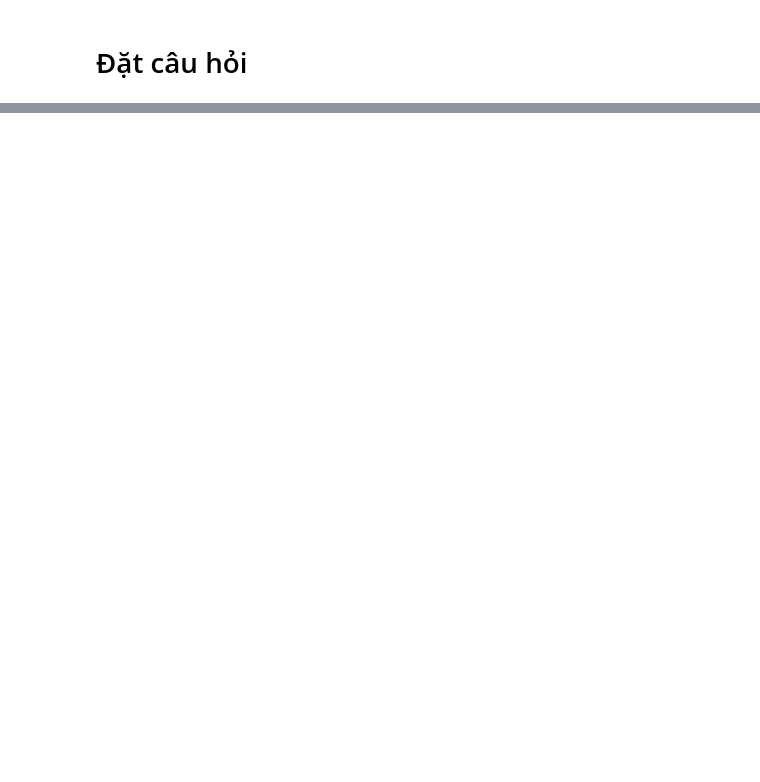
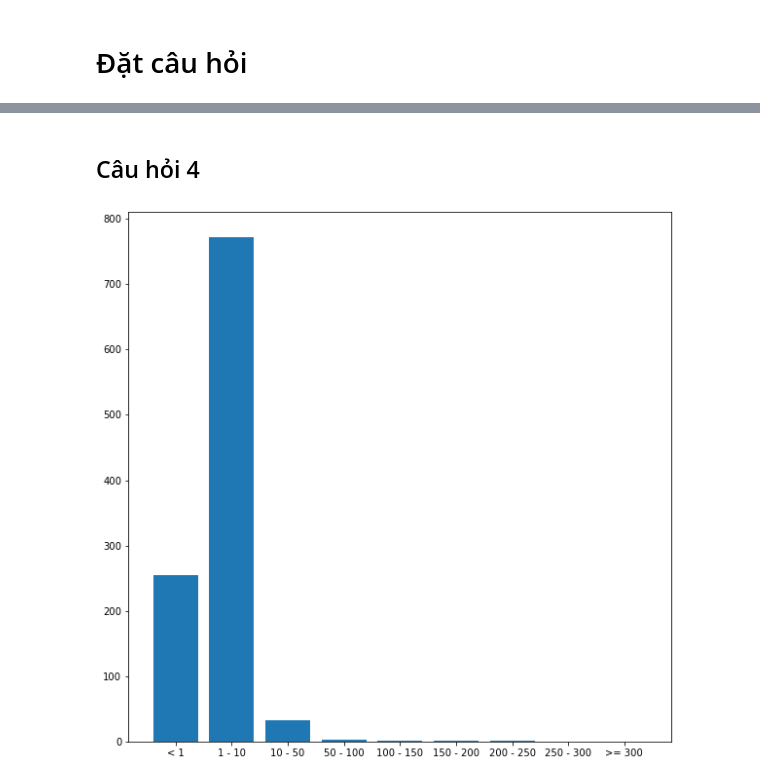
Before and after one commit to Tranmyhan/P4DS-CQ19-FinalProject---LT-KHDL, a Jupyter notebook: LT KHDL CK.ipynb, the cells around one changed output, grey strips where cells are left out. Cells and saved outputs as stored; diff of their text form; code cells hidden in the pictures; blank space fills up the shorter version.

```diff
--- a/LT KHDL CK.ipynb
+++ b/LT KHDL CK.ipynb
@@ -201,0 +348,32 @@ categorical_df.describe()
+# %% [markdown]
+## Câu hỏi 4
+# %%
+non_free = df[df["Free"] == False]
+non_free_have_ad = non_free[non_free["Ad Supported"] == True]
+non_free_have_ad_rating_4 = non_free_have_ad[non_free_have_ad["Rating"] >= 4.0]
+price_ = dict()
+price_["< 1"] = len(non_free_have_ad_rating_4[non_free_have_ad_rating_4["Price"] < 1.0])
+price_["1 - 10"] = len(non_free_have_ad_rating_4[(non_free_have_ad_rating_4["Price"] >= 1.0)
+                                                    & (non_free_have_ad_rating_4["Price"] < 10.0)])
+price_["10 - 50"] = len(non_free_have_ad_rating_4[(non_free_have_ad_rating_4["Price"] >= 10.0)
+                                                    & (non_free_have_ad_rating_4["Price"] < 50.0)])
+price_["50 - 100"] = len(non_free_have_ad_rating_4[(non_free_have_ad_rating_4["Price"] >= 50.0)
+                                                    & (non_free_have_ad_rating_4["Price"] < 100.0)])
+price_["100 - 150"] = len(non_free_have_ad_rating_4[(non_free_have_ad_rating_4["Price"] >= 100.0)
+                                                    & (non_free_have_ad_rating_4["Price"] < 150.0)])
+price_["150 - 200"] = len(non_free_have_ad_rating_4[(non_free_have_ad_rating_4["Price"] >= 150.0)
+                                                    & (non_free_have_ad_rating_4["Price"] < 200.0)])
+price_["200 - 250"] = len(non_free_have_ad_rating_4[(non_free_have_ad_rating_4["Price"] >= 200.0)
+                                                    & (non_free_have_ad_rating_4["Price"] < 250.0)])
+price_["250 - 300"] = len(non_free_have_ad_rating_4[(non_free_have_ad_rating_4["Price"] >= 250.0)
+                                                    & (non_free_have_ad_rating_4["Price"] < 300.0)])
+price_[">= 300"] = len(non_free_have_ad_rating_4[non_free_have_ad_rating_4["Price"] >= 300.0])
+# %%
+f = plt.figure()
+f.set_figwidth(10)
+f.set_figheight(10)
+plt.bar(range(len(price_)), list(price_.values()), align='center')
+plt.xticks(range(len(price_)), list(price_.keys()))
+plt.show()
+# %% [output]
+[figure, added]
```
Also changed, not shown: parts of 61 cells of this notebook.
